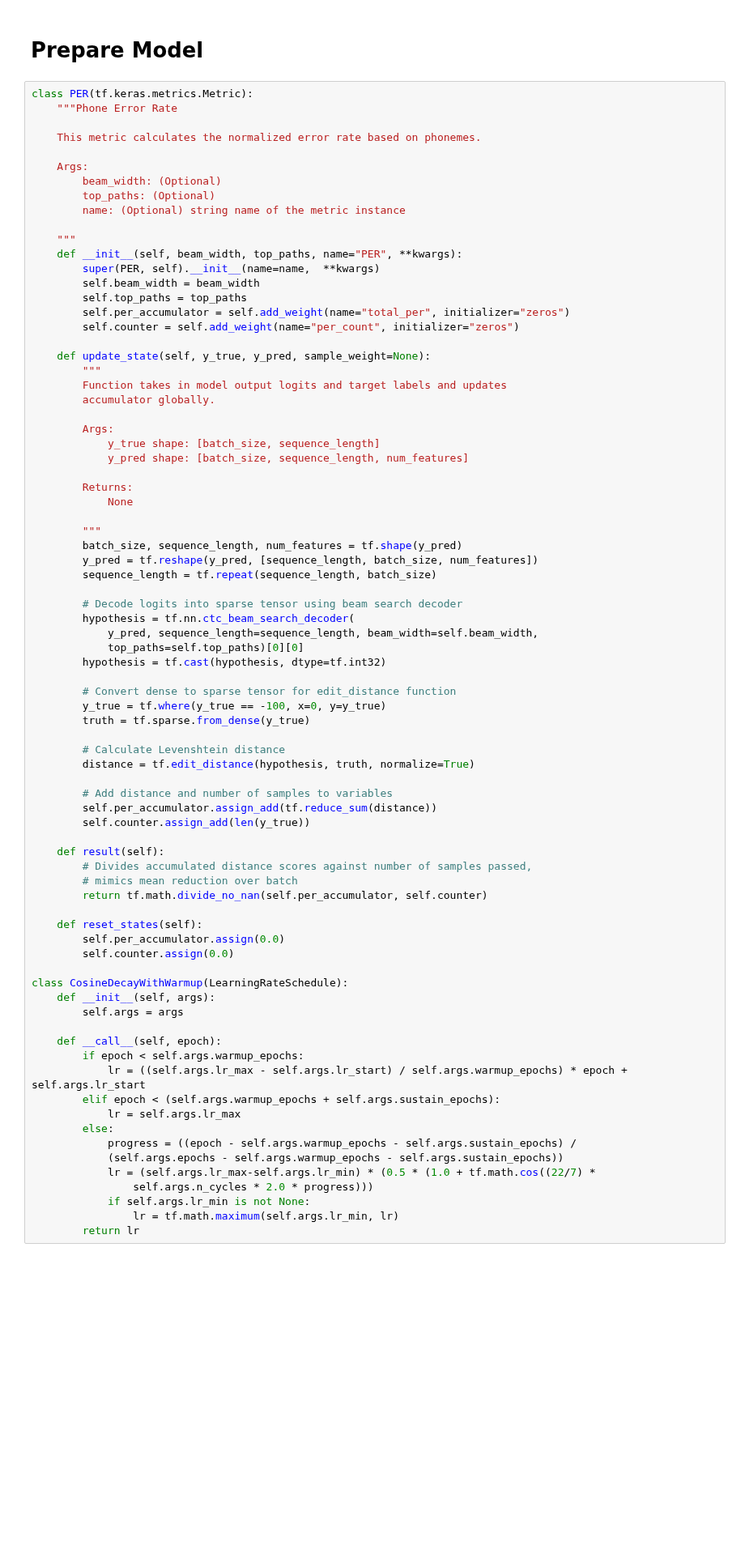
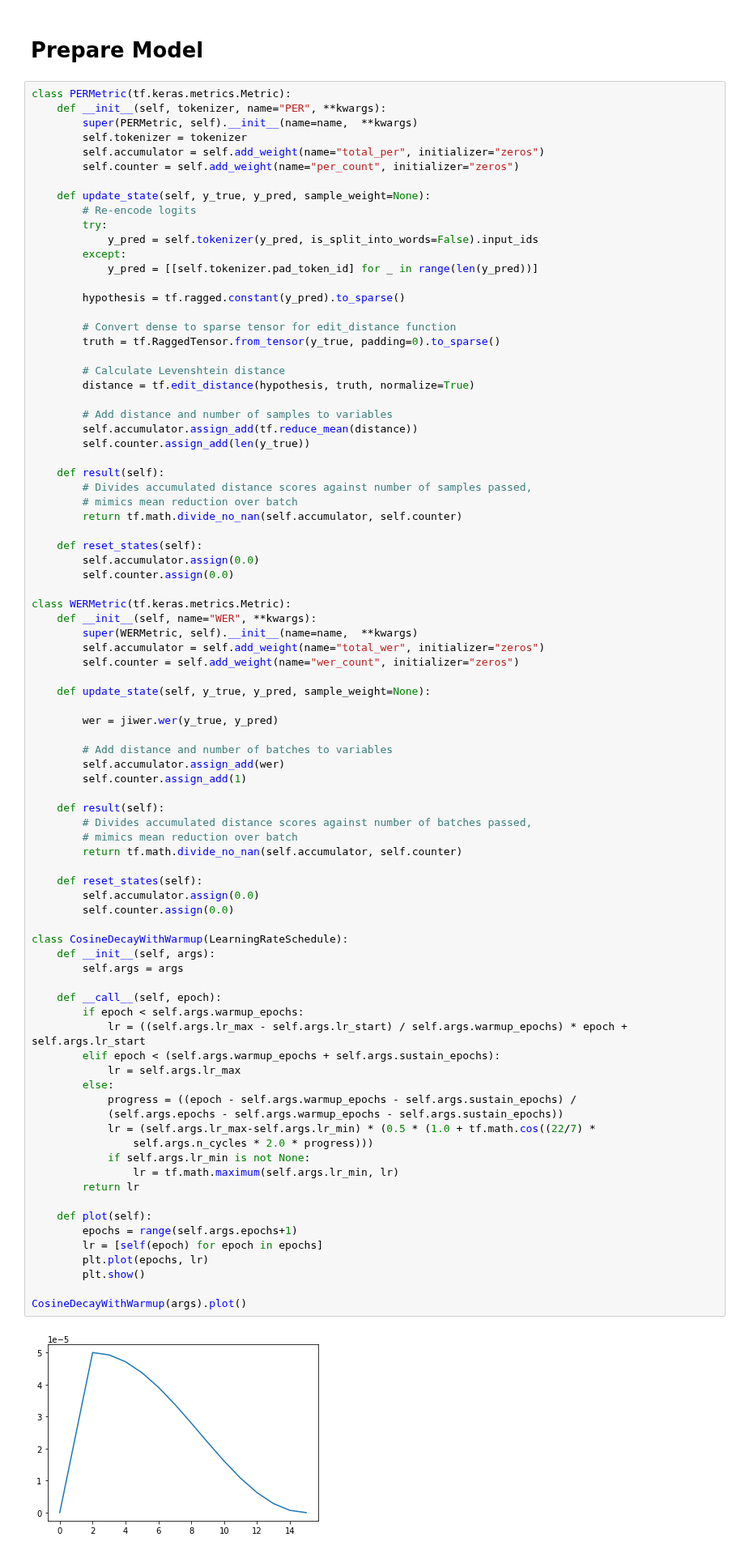
Before and after one commit to syalabi-seet/HoloMora, a Jupyter notebook: Wav2Vec2-mora.ipynb, the cells around one changed output. Shown at 81% size. Cells and saved outputs as stored; diff of their text form; blank space fills up the shorter version.

```diff
--- a/Wav2Vec2-mora.ipynb
+++ b/Wav2Vec2-mora.ipynb
@@ -413,81 +440,88 @@ next(iter(train))
 # %% [markdown]
 # Prepare Model
 # %%
-class PER(tf.keras.metrics.Metric):
-    """Phone Error Rate
-
-    This metric calculates the normalized error rate based on phonemes.
-
-    Args:
-        beam_width: (Optional)
-        top_paths: (Optional)
-        name: (Optional) string name of the metric instance
-
-    """
-    def __init__(self, beam_width, top_paths, name="PER", **kwargs):
-        super(PER, self).__init__(name=name,  **kwargs)
-        self.beam_width = beam_width
-        self.top_paths = top_paths
-        self.per_accumulator = self.add_weight(name="total_per", initializer="zeros")
+class PERMetric(tf.keras.metrics.Metric):
+    def __init__(self, tokenizer, name="PER", **kwargs):
+        super(PERMetric, self).__init__(name=name,  **kwargs)
+        self.tokenizer = tokenizer
+        self.accumulator = self.add_weight(name="total_per", initializer="zeros")
         self.counter = self.add_weight(name="per_count", initializer="zeros")
 
     def update_state(self, y_true, y_pred, sample_weight=None):
-        """
-        Function takes in model output logits and target labels and updates
-        accumulator globally.
+        # Re-encode logits
+        try:
+            y_pred = self.tokenizer(y_pred, is_split_into_words=False).input_ids
+        except:
+            y_pred = [[self.tokenizer.pad_token_id] for _ in range(len(y_pred))]
 
-        Args:
-            y_true shape: [batch_size, sequence_length]
-            y_pred shape: [batch_size, sequence_length, num_features]
-
-        Returns:
-            None
-
-        """
-        batch_size, sequence_length, num_features = tf.shape(y_pred)
-        y_pred = tf.reshape(y_pred, [sequence_length, batch_size, num_features])
-        sequence_length = tf.repeat(sequence_length, batch_size)
-
-        # Decode logits into sparse tensor using beam search decoder
-        hypothesis = tf.nn.ctc_beam_search_decoder(
-            y_pred, sequence_length=sequence_length, beam_width=self.beam_width,
-            top_paths=self.top_paths)[0][0]
-        hypothesis = tf.cast(hypothesis, dtype=tf.int32)
+        hypothesis = tf.ragged.constant(y_pred).to_sparse()
 
         # Convert dense to sparse tensor for edit_distance function
-        y_true = tf.where(y_true == -100, x=0, y=y_true)
-        truth = tf.sparse.from_dense(y_true)
+        truth = tf.RaggedTensor.from_tensor(y_true, padding=0).to_sparse()
 
         # Calculate Levenshtein distance
         distance = tf.edit_distance(hypothesis, truth, normalize=True)
 
         # Add distance and number of samples to variables
-        self.per_accumulator.assign_add(tf.reduce_sum(distance))
+        self.accumulator.assign_add(tf.reduce_mean(distance))
         self.counter.assign_add(len(y_true))
 
     def result(self):
         # Divides accumulated distance scores against number of samples passed,
         # mimics mean reduction over batch
-        return tf.math.divide_no_nan(self.per_accumulator, self.counter)
+        return tf.math.divide_no_nan(self.accumulator, self.counter)
 
     def reset_states(self):
-        self.per_accumulator.assign(0.0)
+        self.accumulator.assign(0.0)
+        self.counter.assign(0.0)
+
+class WERMetric(tf.keras.metrics.Metric):
+    def __init__(self, name="WER", **kwargs):
+        super(WERMetric, self).__init__(name=name,  **kwargs)
+        self.accumulator = self.add_weight(name="total_wer", initializer="zeros")
+        self.counter = self.add_weight(name="wer_count", initializer="zeros")
+
+    def update_state(self, y_true, y_pred, sample_weight=None):
+
+        wer = jiwer.wer(y_true, y_pred)
+
+        # Add distance and number of batches to variables
+        self.accumulator.assign_add(wer)
+        self.counter.assign_add(1)
+
+    def result(self):
+        # Divides accumulated distance scores against number of batches passed,
+        # mimics mean reduction over batch
+        return tf.math.divide_no_nan(self.accumulator, self.counter)
+
+    def reset_states(self):
+        self.accumulator.assign(0.0)
         self.counter.assign(0.0)
 
 class CosineDecayWithWarmup(LearningRateSchedule):
     def __init__(self, args):
         self.args = args
 
     def __call__(self, epoch):
         if epoch < self.args.warmup_epochs:
             lr = ((self.args.lr_max - self.args.lr_start) / self.args.warmup_epochs) * epoch + self.args.lr_start
         elif epoch < (self.args.warmup_epochs + self.args.sustain_epochs):
             lr = self.args.lr_max
         else:
             progress = ((epoch - self.args.warmup_epochs - self.args.sustain_epochs) /
             (self.args.epochs - self.args.warmup_epochs - self.args.sustain_epochs))
             lr = (self.args.lr_max-self.args.lr_min) * (0.5 * (1.0 + tf.math.cos((22/7) *
                 self.args.n_cycles * 2.0 * progress)))
             if self.args.lr_min is not None:
                 lr = tf.math.maximum(self.args.lr_min, lr)
         return lr
+
+    def plot(self):
+        epochs = range(self.args.epochs+1)
+        lr = [self(epoch) for epoch in epochs]
+        plt.plot(epochs, lr)
+        plt.show()
+
+CosineDecayWithWarmup(args).plot()
+# %% [output]
+[figure, added]
```
Also changed, not shown: parts of 12 cells of this notebook, 2 other files.
